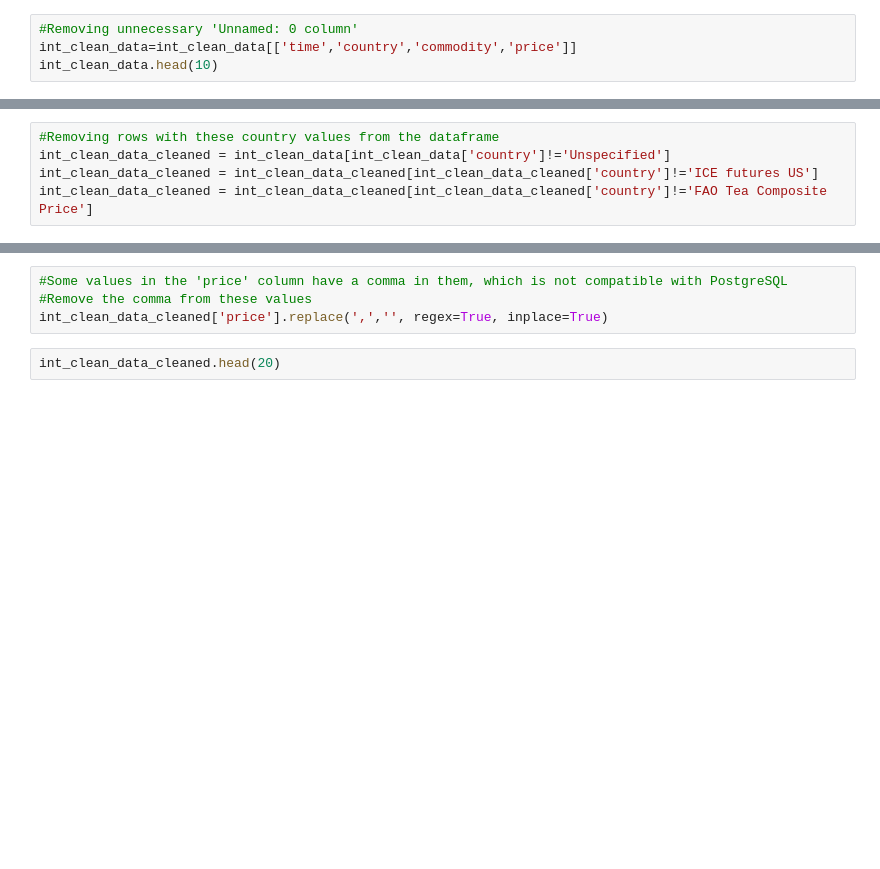
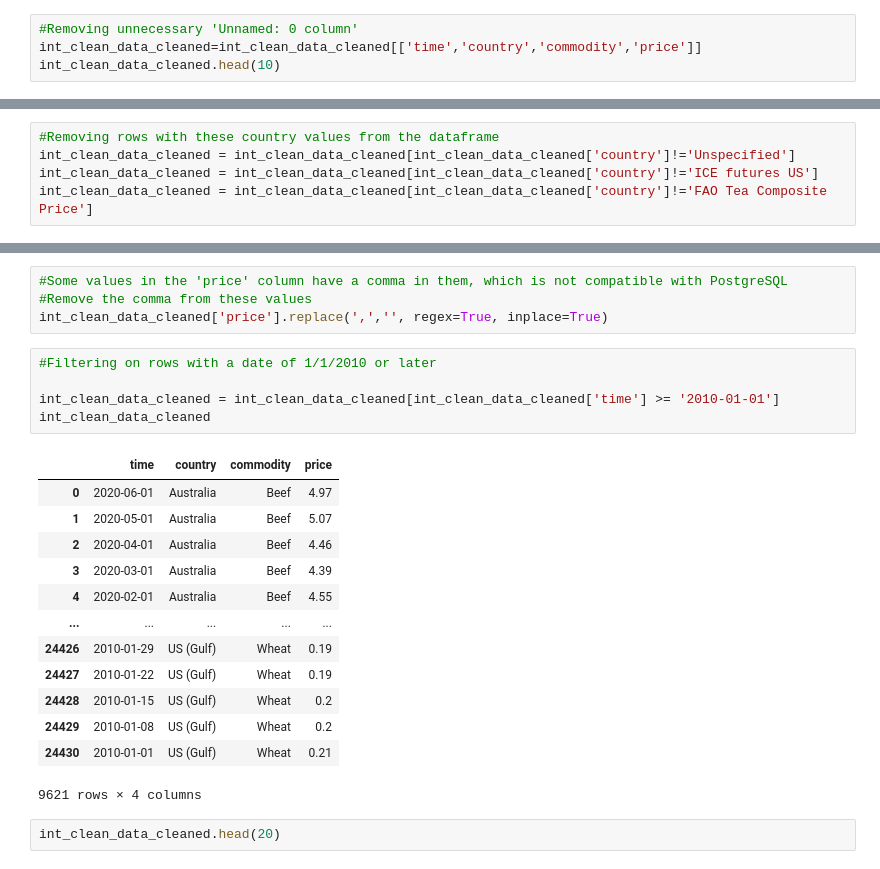
Before and after one commit to adinger1/International-Food-Prices-Over-Ten-Years, a Jupyter notebook: Data_Cleaning.ipynb, the cells around one changed output, grey strips where cells are left out. Cells and saved outputs as stored; diff of their text form; blank space fills up the shorter version.

```diff
--- a/Data_Cleaning.ipynb
+++ b/Data_Cleaning.ipynb
@@ -346,7 +369,7 @@ int_clean_data_cleaned.head(10)
 # %%
 #Removing unnecessary 'Unnamed: 0 column'
-int_clean_data=int_clean_data[['time','country','commodity','price']]
-int_clean_data.head(10)
+int_clean_data_cleaned=int_clean_data_cleaned[['time','country','commodity','price']]
+int_clean_data_cleaned.head(10)
 # %% [output]
 |  | time | country | commodity | price |
 | 0 | 2020-06-01 | Australia | Beef | 4.97 |
@@ -390,6 +413,6 @@ int_clean_data_cleaned[int_clean_data_cleaned['country']=='FAO Tea Composite Pri
 # %%
 #Removing rows with these country values from the dataframe
-int_clean_data_cleaned = int_clean_data[int_clean_data['country']!='Unspecified']
+int_clean_data_cleaned = int_clean_data_cleaned[int_clean_data_cleaned['country']!='Unspecified']
 int_clean_data_cleaned = int_clean_data_cleaned[int_clean_data_cleaned['country']!='ICE futures US']
 int_clean_data_cleaned = int_clean_data_cleaned[int_clean_data_cleaned['country']!='FAO Tea Composite Price']
 # %%
@@ -418,6 +441,25 @@ array(['Beef', 'Barley (feed)', 'Wheat', 'Jute', 'Maize (feed)',
 #Some values in the 'price' column have a comma in them, which is not compatible with PostgreSQL
 #Remove the comma from these values
 int_clean_data_cleaned['price'].replace(',','', regex=True, inplace=True)
+# %%
+#Filtering on rows with a date of 1/1/2010 or later
+
+int_clean_data_cleaned = int_clean_data_cleaned[int_clean_data_cleaned['time'] >= '2010-01-01']
+int_clean_data_cleaned
+# %% [output]
+|  | time | country | commodity | price |
+| 0 | 2020-06-01 | Australia | Beef | 4.97 |
+| 1 | 2020-05-01 | Australia | Beef | 5.07 |
+| 2 | 2020-04-01 | Australia | Beef | 4.46 |
+| 3 | 2020-03-01 | Australia | Beef | 4.39 |
+| 4 | 2020-02-01 | Australia | Beef | 4.55 |
+| ... | ... | ... | ... | ... |
+| 24426 | 2010-01-29 | US (Gulf) | Wheat | 0.19 |
+| 24427 | 2010-01-22 | US (Gulf) | Wheat | 0.19 |
+| 24428 | 2010-01-15 | US (Gulf) | Wheat | 0.2 |
+| 24429 | 2010-01-08 | US (Gulf) | Wheat | 0.2 |
+| 24430 | 2010-01-01 | US (Gulf) | Wheat | 0.21 |
+9621 rows × 4 columns
 # %%
 int_clean_data_cleaned.head(20)
 # %% [output]
```
Also changed, not shown: parts of 10 cells of this notebook, 5 other files.
